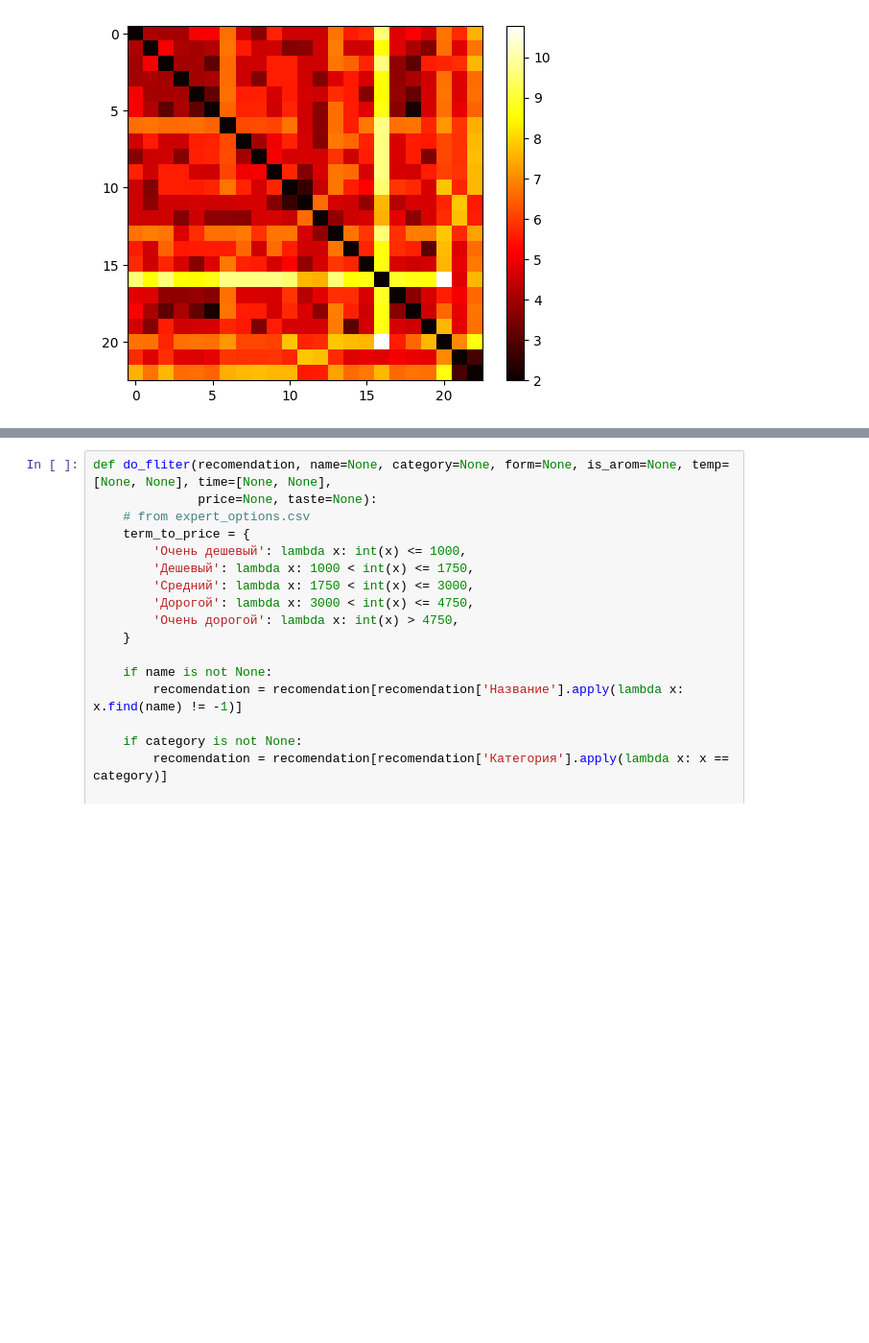
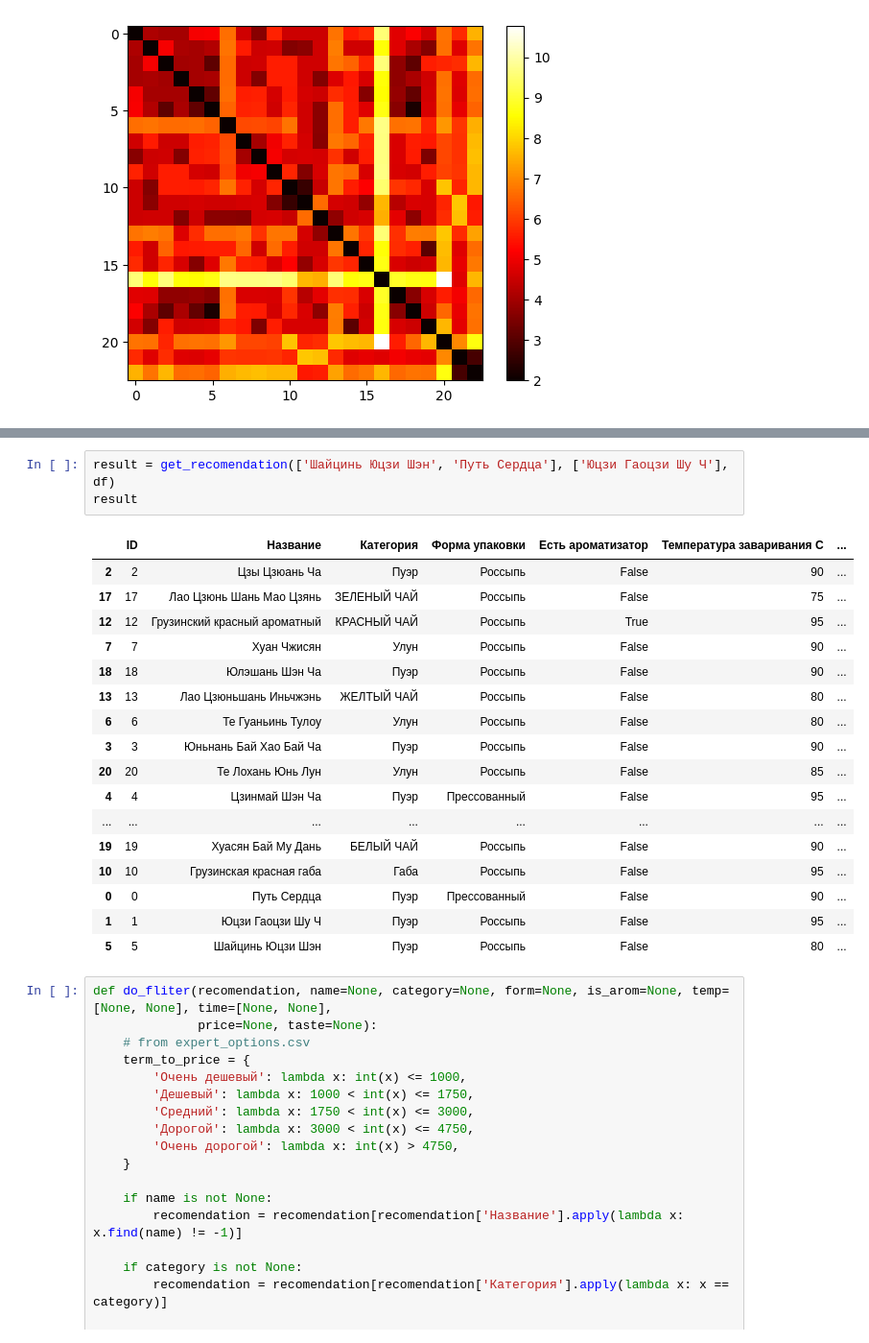
Before and after one commit to DeltaHeavyVIP/SII, a Jupyter notebook: recomended.ipynb, the cells around one changed output, grey strips where cells are left out. Shown at 96% size. Saved outputs shown, nothing was run; the diff lists cells and outputs as text; blank space fills up the shorter version.

```diff
--- a/recomended.ipynb
+++ b/recomended.ipynb
@@ -296,3 +257,24 @@ recommendations
+# %%
+result = get_recomendation(['Шайцинь Юцзи Шэн', 'Путь Сердца'], ['Юцзи Гаоцзи Шу Ч'], df)
+result
+# %% [output]
+|  | ID | Название | Категория | Форма упаковки | Есть ароматизатор | Температура заваривания C | ... |
+| 2 | 2 | Цзы Цзюань Ча | Пуэр | Россыпь | False | 90 | ... |
+| 17 | 17 | Лао Цзюнь Шань Мао Цзянь | ЗЕЛЕНЫЙ ЧАЙ | Россыпь | False | 75 | ... |
+| 12 | 12 | Грузинский красный ароматный | КРАСНЫЙ ЧАЙ | Россыпь | True | 95 | ... |
+| 7 | 7 | Хуан Чжисян | Улун | Россыпь | False | 90 | ... |
+| 18 | 18 | Юлэшань Шэн Ча | Пуэр | Россыпь | False | 90 | ... |
+| 13 | 13 | Лао Цзюньшань Иньчжэнь | ЖЕЛТЫЙ ЧАЙ | Россыпь | False | 80 | ... |
+| 6 | 6 | Те Гуаньинь Тулоу | Улун | Россыпь | False | 80 | ... |
+| 3 | 3 | Юньнань Бай Хао Бай Ча | Пуэр | Россыпь | False | 90 | ... |
+| 20 | 20 | Те Лохань Юнь Лун | Улун | Россыпь | False | 85 | ... |
+| 4 | 4 | Цзинмай Шэн Ча | Пуэр | Прессованный | False | 95 | ... |
+| ... | ... | ... | ... | ... | ... | ... | ... |
+| 19 | 19 | Хуасян Бай Му Дань | БЕЛЫЙ ЧАЙ | Россыпь | False | 90 | ... |
+| 10 | 10 | Грузинская красная габа | Габа | Россыпь | False | 95 | ... |
+| 0 | 0 | Путь Сердца | Пуэр | Прессованный | False | 90 | ... |
+| 1 | 1 | Юцзи Гаоцзи Шу Ч | Пуэр | Россыпь | False | 95 | ... |
+| 5 | 5 | Шайцинь Юцзи Шэн | Пуэр | Россыпь | False | 80 | ... |
 # %%
 def do_fliter(recomendation, name=None, category=None, form=None, is_arom=None, temp=[None, None], time=[None, None],
               price=None, taste=None):
```
Also changed, not shown: parts of 6 cells of this notebook, 1 other file.
